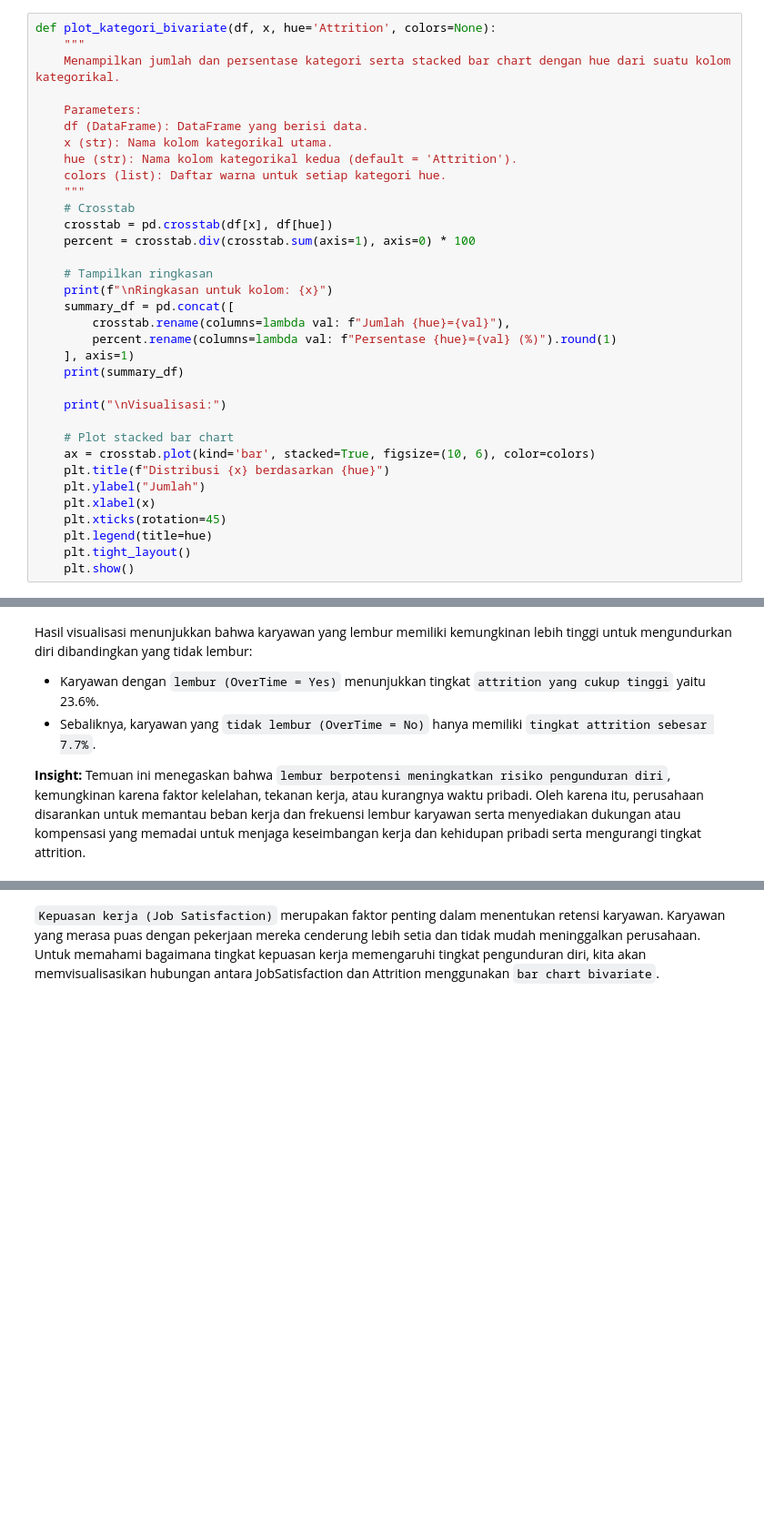
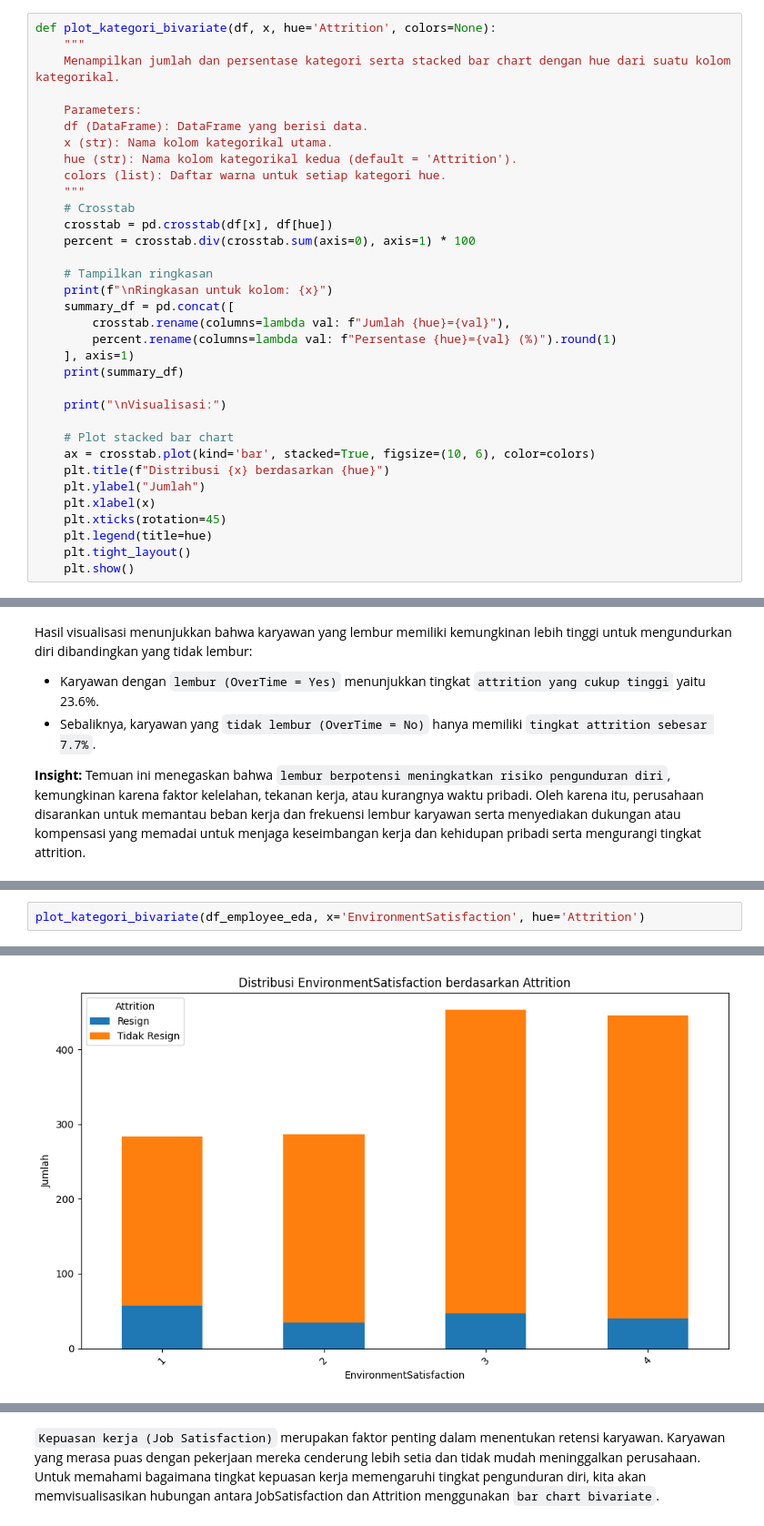
Before and after one commit to alouvre/BPDS_DicodingSubmission_Proyek_Pertama_Dashboard_HR, a Jupyter notebook: BPDS_Submission_Proyek_Pertama.ipynb, the cells around one changed output, grey strips where cells are left out. Shown at 91% size. Saved outputs shown, nothing was run; the diff lists cells and outputs as text; blank space fills up the shorter version.

```diff
--- a/BPDS_Submission_Proyek_Pertama.ipynb
+++ b/BPDS_Submission_Proyek_Pertama.ipynb
@@ -665,7 +655,7 @@ def plot_kategori_bivariate(df, x, hue='Attrition', colors=None):
     """
     # Crosstab
     crosstab = pd.crosstab(df[x], df[hue])
-    percent = crosstab.div(crosstab.sum(axis=1), axis=0) * 100
+    percent = crosstab.div(crosstab.sum(axis=0), axis=1) * 100
 
     # Tampilkan ringkasan
     print(f"\nRingkasan untuk kolom: {x}")
@@ -986,0 +997,3 @@ Hasil visualisasi menunjukkan bahwa karyawan yang lembur memiliki kemungkinan le
+# %%
+plot_kategori_bivariate(df_employee_eda, x='EnvironmentSatisfaction', hue='Attrition')
+# %% [output]
@@ -986,0 +1017 @@ Hasil visualisasi menunjukkan bahwa karyawan yang lembur memiliki kemungkinan le
+[figure, added]
```
Also changed, not shown: parts of 74 cells of this notebook.
